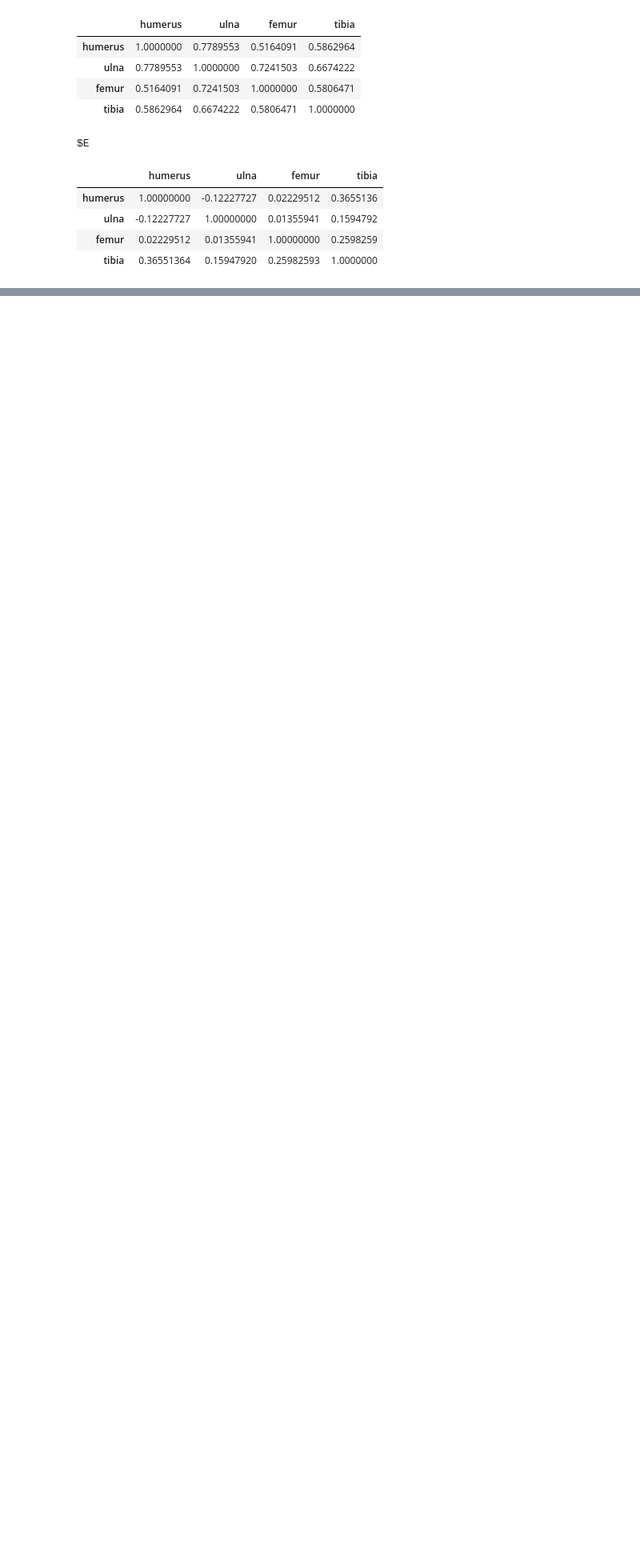
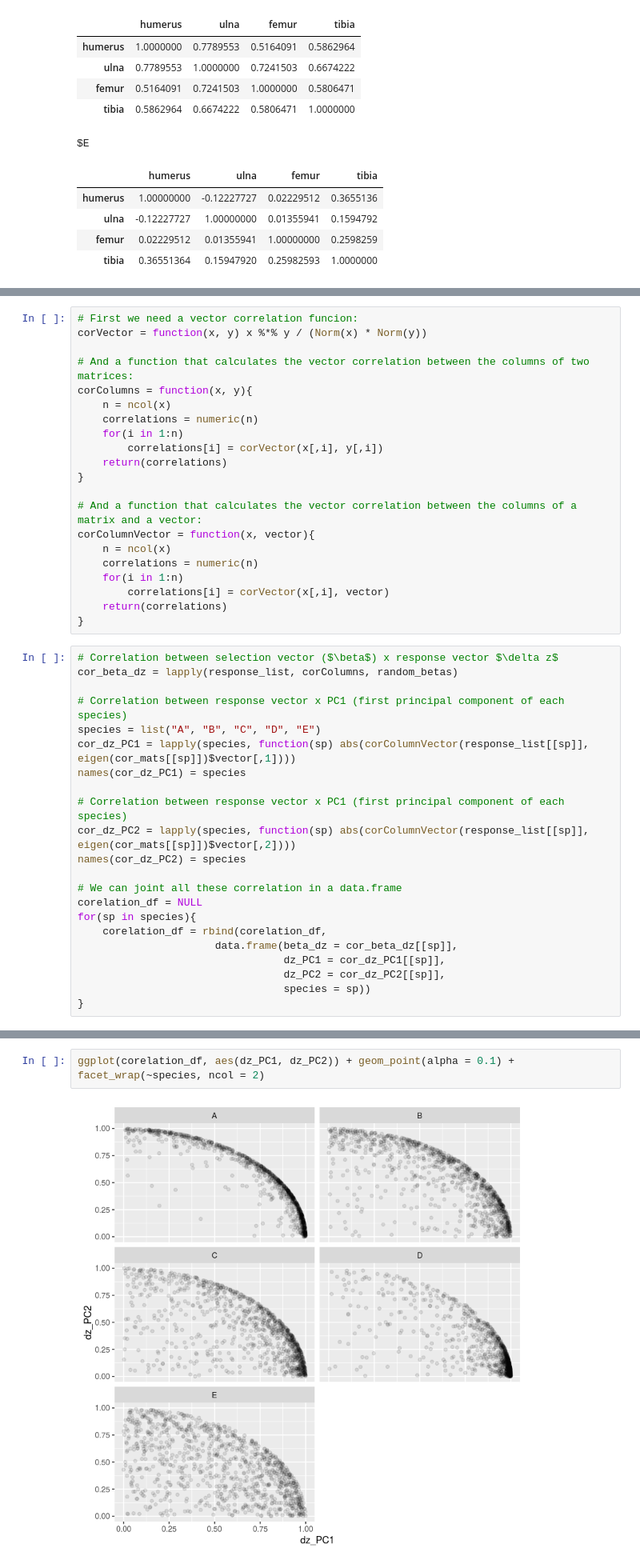
Before and after one commit to diogro/QGcourse, a Jupyter notebook: tutorials/Multivariate Evolution.ipynb, the cells around one changed output, grey strips where cells are left out. Shown at 80% size. Cells and saved outputs as stored; diff of their text form; blank space fills up the shorter version.

```diff
--- a/tutorials/Multivariate Evolution.ipynb
+++ b/tutorials/Multivariate Evolution.ipynb
@@ -187 +227,44 @@ $E
+# %%
+# First we need a vector correlation funcion:
+corVector = function(x, y) x %*% y / (Norm(x) * Norm(y))
+
+# And a function that calculates the vector correlation between the columns of two matrices:
+corColumns = function(x, y){
+    n = ncol(x)
+    correlations = numeric(n)
+    for(i in 1:n)
+        correlations[i] = corVector(x[,i], y[,i])
+    return(correlations)
+}
+
+# And a function that calculates the vector correlation between the columns of a matrix and a vector:
+corColumnVector = function(x, vector){
+    n = ncol(x)
+    correlations = numeric(n)
+    for(i in 1:n)
+        correlations[i] = corVector(x[,i], vector)
+    return(correlations)
+}
+# %%
+# Correlation between selection vector ($\beta$) x response vector $\delta z$
+cor_beta_dz = lapply(response_list, corColumns, random_betas)
+
+# Correlation between response vector x PC1 (first principal component of each species)
+species = list("A", "B", "C", "D", "E")
+cor_dz_PC1 = lapply(species, function(sp) abs(corColumnVector(response_list[[sp]], eigen(cor_mats[[sp]])$vector[,1])))
+names(cor_dz_PC1) = species
+
+# Correlation between response vector x PC1 (first principal component of each species)
+cor_dz_PC2 = lapply(species, function(sp) abs(corColumnVector(response_list[[sp]], eigen(cor_mats[[sp]])$vector[,2])))
+names(cor_dz_PC2) = species
+
+# We can joint all these correlation in a data.frame
+corelation_df = NULL
+for(sp in species){
+    corelation_df = rbind(corelation_df,
+                      data.frame(beta_dz = cor_beta_dz[[sp]],
+                                 dz_PC1 = cor_dz_PC1[[sp]],
+                                 dz_PC2 = cor_dz_PC2[[sp]],
+                                 species = sp))
+}
 # %% [markdown]
@@ -194 +271,5 @@ Correlation between response vector x PC2 (second principal component of each sp
 Now make a graph for each species of the correlation between PC1 x response vector in the x-axis and response vector x pc2 on the y-axis. Do you see any differences in the potential of responses for each species? Which species is most “constrained”  or limited and the potential responses? Does that make sense when you look at the association between the 4 traits?
+# %%
+ggplot(corelation_df, aes(dz_PC1, dz_PC2)) + geom_point(alpha = 0.1) + facet_wrap(~species, ncol = 2)
+# %% [output]
+[figure, added]
```
Also changed, not shown: parts of 9 cells of this notebook.
